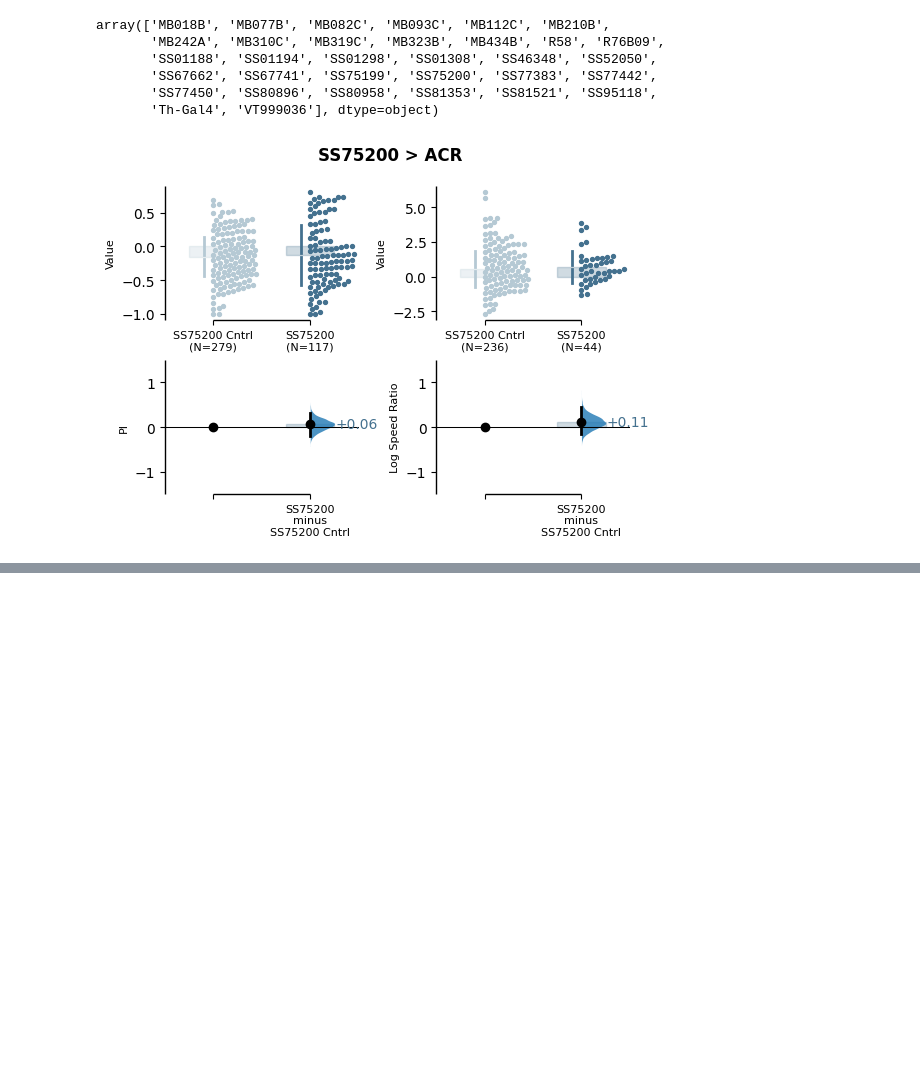
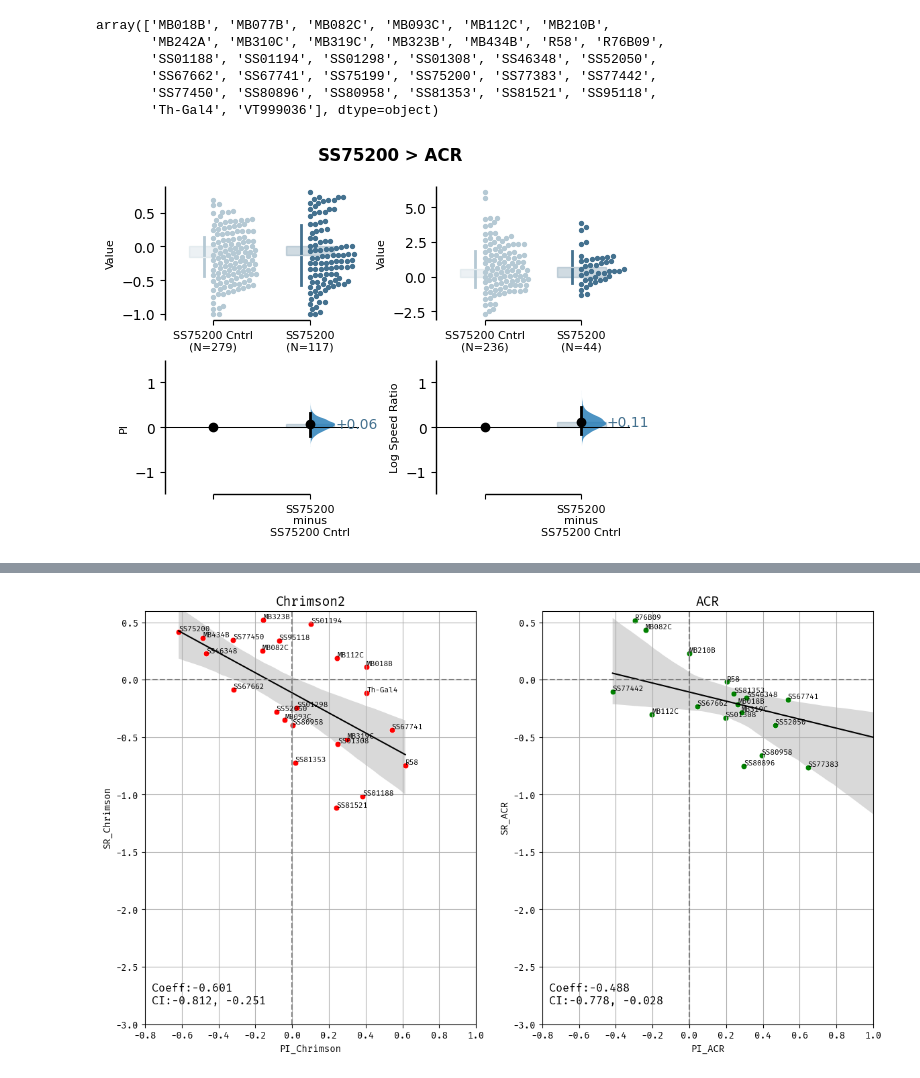
Before and after one commit to lnicole08/OSAR-Nicole-version, a Jupyter notebook: Multi and single dabest OSAR plots.ipynb, the cells around one changed output, grey strips where cells are left out. Drawn from its saved outputs; the diff is of its cells as text; code cells hidden in the pictures; blank space fills up the shorter version.

```diff
--- a/Multi and single dabest OSAR plots.ipynb
+++ b/Multi and single dabest OSAR plots.ipynb
@@ -627,0 +735,12 @@ for n in basegenotype:
+# %%
+filepathACR = root + "20250311_ACR_totalcompilation.csv"
+filepathCR2 = root + "20250311_Chrimson2_totalcompilation.csv"
+
+dffileACR= pd.read_csv(filepathACR, index_col=0)
+dffileCR2= pd.read_csv(filepathCR2, index_col=0)
+
+dffACR = multiresponder_osar(dffileACR, "ACR")  #full light only
+dffCR2 = multiresponder_osar(dffileCR2, "Chrimson2")
+
+dfmultiresponderosar = pd.concat([dffACR, dffCR2]).reset_index(drop=True)
+dfmultiresponderosar['genotypeandresponder'] = dfmultiresponderosar['MBON'] + "_" + dfmultiresponderosar['responder']
@@ -627,0 +751,8 @@ for n in basegenotype:
+# %%
+def omission(df):
+    respon = '_' + df['responder'].unique()[0]
+    tempdff = df[df['MBON'] != 'VT999036'].reset_index(drop=True) #removing outlier
+    dfomitted = tempdff[~((tempdff['Δ PI'].abs() < 0.2) & (tempdff['Δ Log2 Speed Ratio'].abs() < 0.2))]
+    dfomitted = dfomitted.rename(columns={col: col + respon for col in dfomitted.columns[1:4]})
+
+    return dfomitted.reset_index(drop=True)
@@ -627,0 +779,59 @@ for n in basegenotype:
+# %%
+#only for values above magnitude of 0.2 and no VT999036
+import scipy.stats
+
+plt.rcParams["font.family"] = "Fira Mono"
+
+figosarplot, axscatter_o = plt.subplots(1,2, figsize=(14,8), sharey='row')
+
+df02omission_Chrimson2 = omission(dffCR2)
+df02omission_ACR = omission(dffACR)
+
+sns.regplot(x="Δ PI_Chrimson2", y="Δ Log2 Speed Ratio_Chrimson2", data=df02omission_Chrimson2, ci = 95, scatter = False, line_kws={"color": "black", 'lw': 1.5}, ax=axscatter_o[0])
+sns.scatterplot(x="Δ PI_Chrimson2", y="Δ Log2 Speed Ratio_Chrimson2", data=df02omission_Chrimson2, s = 40, color = "red", ax = axscatter_o[0])
+
+## can do for LEI, or any other parameter as well
+sns.regplot(x="Δ PI_ACR", y="Δ Log2 Speed Ratio_ACR", data=df02omission_ACR, ci = 95, scatter = False, line_kws={"color": "black", 'lw': 1.5}, ax=axscatter_o[1])
+sns.scatterplot(x="Δ PI_ACR", y="Δ Log2 Speed Ratio_ACR", data=df02omission_ACR, s = 40, color = "green", ax = axscatter_o[1])
+
+axscatter_o[0].set_xlabel('PI_Chrimson')
+axscatter_o[1].set_xlabel('PI_ACR')
+axscatter_o[0].set_ylabel('SR_Chrimson')
+axscatter_o[1].set_ylabel('SR_ACR')
+
+axscatter_o[0].grid()
+axscatter_o[1].grid()
+
+axscatter_o[0].set_ylim([-3, 0.6])
+axscatter_o[1].set_ylim([-3, 0.6])
+axscatter_o[0].set_xlim([-0.8, 1])
+axscatter_o[1].set_xlim([-0.8, 1])
+
+for ax in axscatter_o:
+    ax.axvline(0, c=(.5, .5, .5), ls= '--')
+    ax.axhline(0, c=(.5, .5, .5), ls= '--')
+
+axscatter_o[0].set_title("Chrimson2", weight = "bold", fontsize = 14)
+axscatter_o[1].set_title("ACR", weight = "bold", fontsize = 14)
+axscatter_o[1].yaxis.set_tick_params(labelbottom=True)
+
+for n, k in enumerate(df02omission_Chrimson2['MBON']):
+    axscatter_o[0].annotate(k, (df02omission_Chrimson2.loc[n,"Δ PI_Chrimson2"], df02omission_Chrimson2.loc[n,"Δ Log2 Speed Ratio_Chrimson2"]+0.01), fontsize = 8)
+
+for n, k in enumerate(df02omission_ACR['MBON']):
+    axscatter_o[1].annotate(k, (df02omission_ACR.loc[n,"Δ PI_ACR"], df02omission_ACR.loc[n,"Δ Log2 Speed Ratio_ACR"]+0.01), fontsize = 8)
+
+#chrimson2
+pearsonscorrelation_cr2 = scipy.stats.pearsonr(df02omission_Chrimson2['Δ PI_Chrimson2'], df02omission_Chrimson2['Δ Log2 Speed Ratio_Chrimson2' ]) #correlation instead of linear regression: trying to find the relationship rather than causation
+civallow_cr2 = pearsonscorrelation_cr2.confidence_interval(confidence_level=0.95)[0]
+civalhigh_cr2 = pearsonscorrelation_cr2.confidence_interval(confidence_level=0.95)[1]
+axscatter_o[0].annotate("Coeff:" + str(round(pearsonscorrelation_cr2[0],3)) + "\nCI:" + str(round(civallow_cr2,3)) + ", " + str(round(civalhigh_cr2,3)), (0.02, 0.05),
+                        ha = "left", xycoords = 'axes fraction', weight = "bold", fontsize = 12)
+
+#Acr
+pearsonscorrelation_acr = scipy.stats.pearsonr(df02omission_ACR['Δ PI_ACR'], df02omission_ACR['Δ Log2 Speed Ratio_ACR' ]) #correlation instead of linear regression: trying to find the relationship rather than causation
+civallow_acr = pearsonscorrelation_acr.confidence_interval(confidence_level=0.95)[0]
+civalhigh_acr = pearsonscorrelation_acr.confidence_interval(confidence_level=0.95)[1]
+axscatter_o[1].annotate("Coeff:" + str(round(pearsonscorrelation_acr[0],3)) + "\nCI:" + str(round(civallow_acr,3)) + ", " + str(round(civalhigh_acr,3)), (0.02, 0.05),
+                        ha = "left", xycoords = 'axes fraction', weight = "bold", fontsize = 12)
+# %% [output]
@@ -627,0 +839 @@ for n in basegenotype:
+[figure, added]
```
Also changed, not shown: parts of 15 cells of this notebook.
